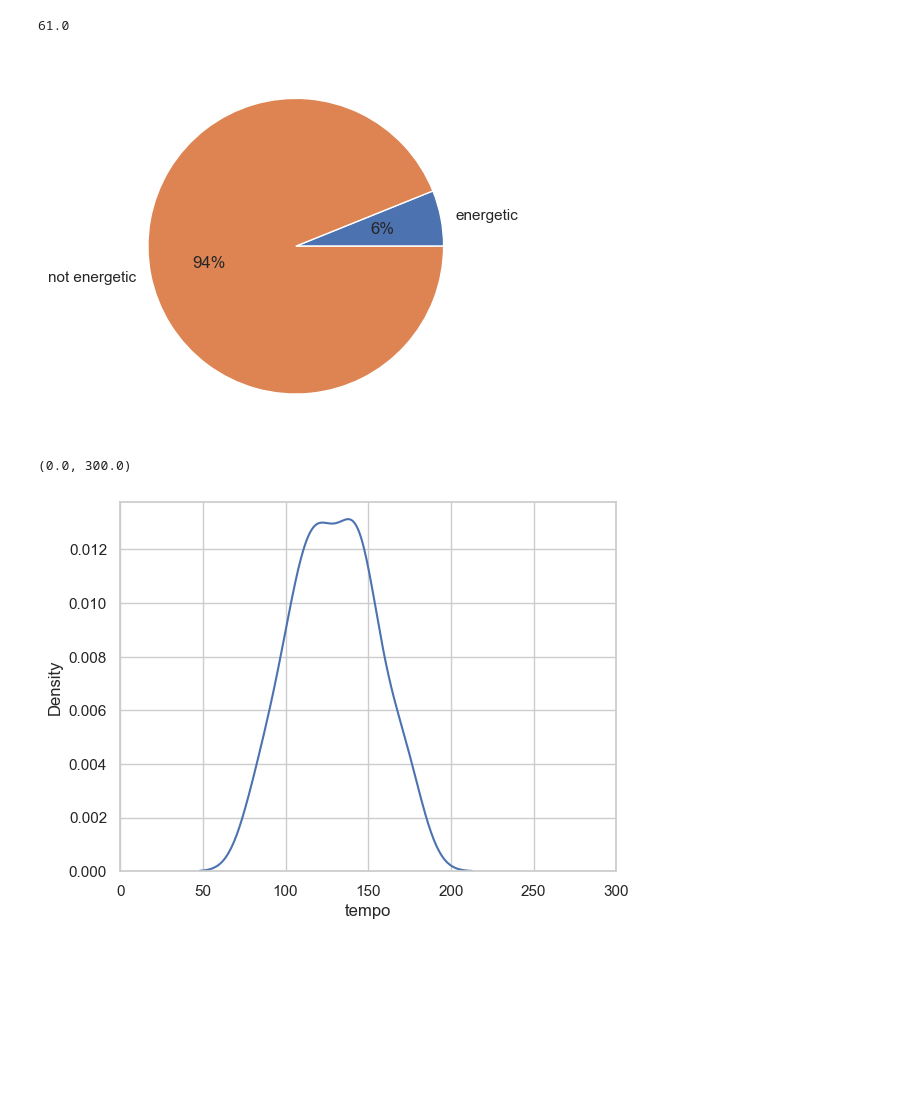
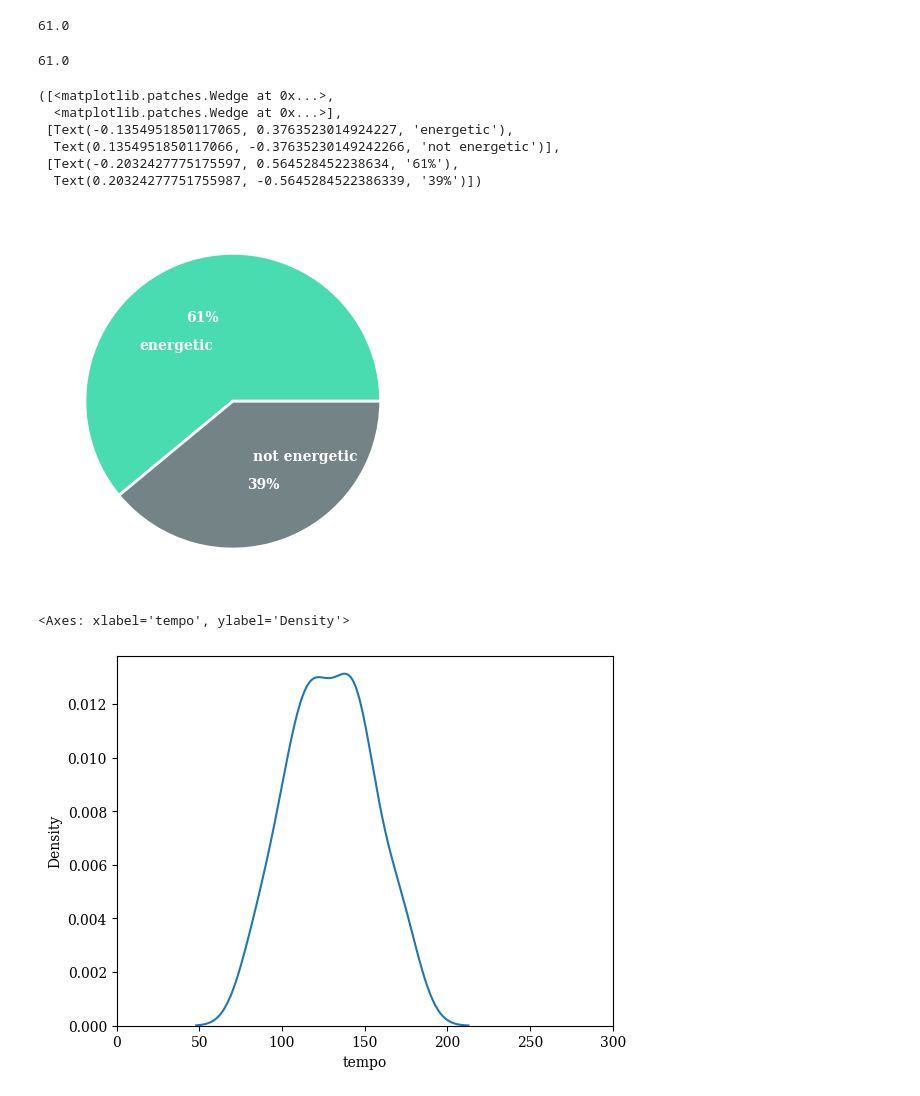
Before and after one commit to aakanksha1dutta/MOODSIC, a Jupyter notebook: 3_Model_Visualization.ipynb, the cells around one changed output. Drawn from its saved outputs; the diff is of its cells as text; code cells hidden in the pictures; blank space fills up the shorter version.

Commit message:
visuals

```diff
--- a/3_Model_Visualization.ipynb
+++ b/3_Model_Visualization.ipynb
@@ -78,29 +78,47 @@ energetic_df.head()
 ## Analyzing
 # %%
 # calculating percentage of songs that were energetic
-energetic = len(idx[0],)/len(data)*100
+energetic = len(energetic_df)/len(data)*100
 print (energetic)
 # %% [output]
 61.0
 # %%
 import seaborn as sns
 import matplotlib.pyplot as plt
 
-#energetic_songs = data.iloc[idx[0],:][feature_list]
+#df1 is energetic songs, df2 is all songs
+def piechart(df1, df2):
+    # calculating percentage of songs that were energetic
+    energetic = len(df1)/len(df2)*100
+    print(energetic)
+    data = [energetic,(100-energetic)]
+    labels = ['energetic','not energetic']
+    colors = ["#49DCB1", "#748386"]
+    plot = plt.pie(data, labels=labels, labeldistance=0.4, autopct='%.0f%%', wedgeprops = {"edgecolor" : "white", 'linewidth': 2, 'antialiased': True}, colors = colors,
+                   textprops=dict(color="w", weight="bold"))
+    #plt.legend(labels, loc="best")
+    return plot
 
-#pie chart for proportion of energetic songs
-data = [energetic,(1000-energetic)]
-labels = ['energetic','not energetic']
-
-plt.pie(data, labels = labels, autopct='%.0f%%')
-plt.show()
+piechart(energetic_df, data)
 # %% [output]
+61.0
+([<matplotlib.patches.Wedge at 0x...>,
+  <matplotlib.patches.Wedge at 0x...>],
+ [Text(-0.1354951850117065, 0.3763523014924227, 'energetic'),
+  Text(0.1354951850117066, -0.37635230149242266, 'not energetic')],
+ [Text(-0.2032427775175597, 0.564528452238634, '61%'),
+  Text(0.20324277751755987, -0.5645284522386339, '39%')])
-[figure, old version]
+[figure, new version]
 # %%
 # kde for tempo
-sns.kdeplot(data = energetic_df, x='tempo')
-plt.xlim(0,300)
+
+def plot_tempo(df):
+    plot = sns.kdeplot(data = energetic_df, x='tempo')
+    plt.xlim(0,300)
+    return plot
+
+plot_tempo(energetic_df)
 # %% [output]
-(0.0, 300.0)
+<Axes: xlabel='tempo', ylabel='Density'>
-[figure, old version]
+[figure, new version]
 # %%
```
Also changed, not shown: parts of 5 cells of this notebook.
